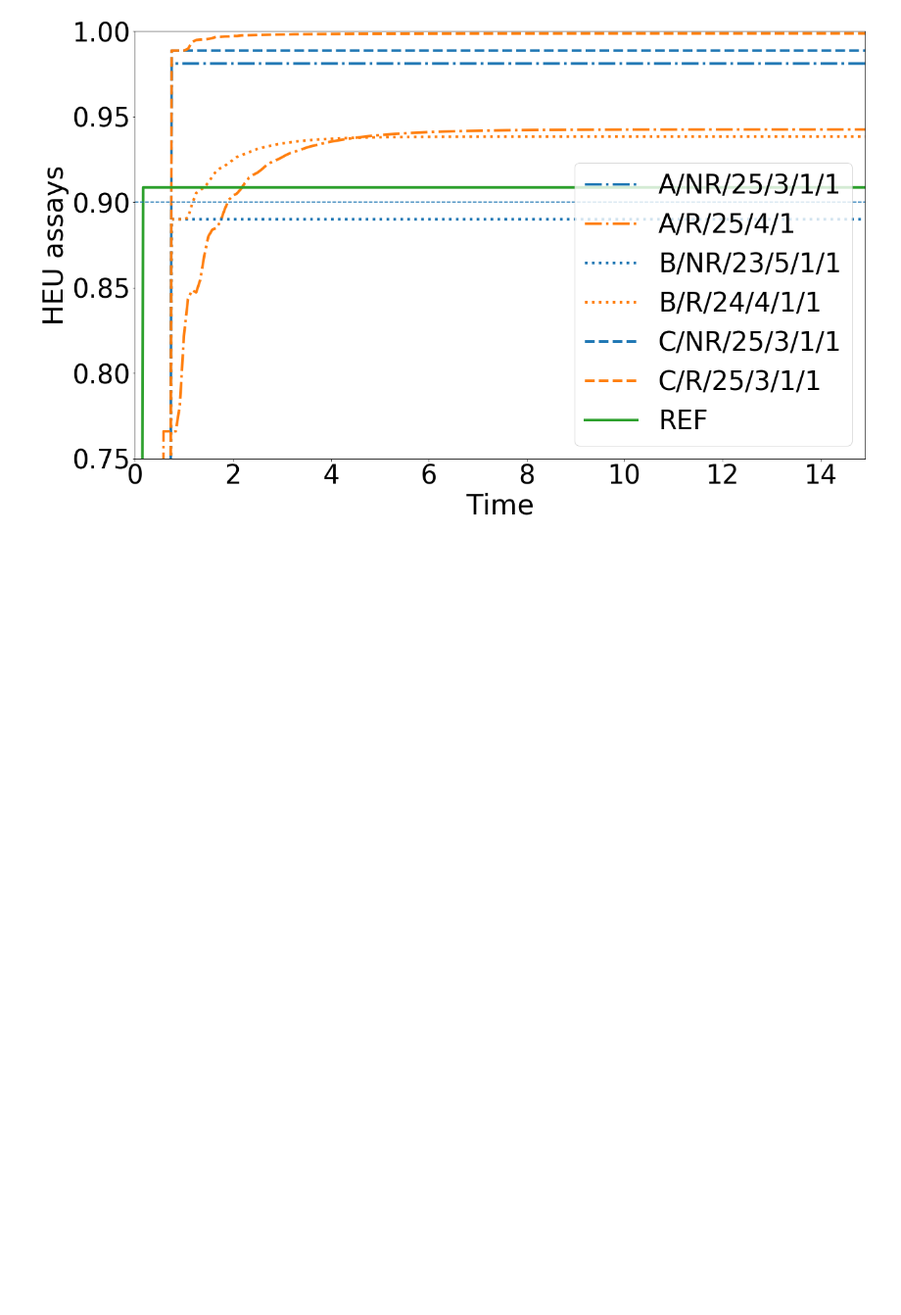
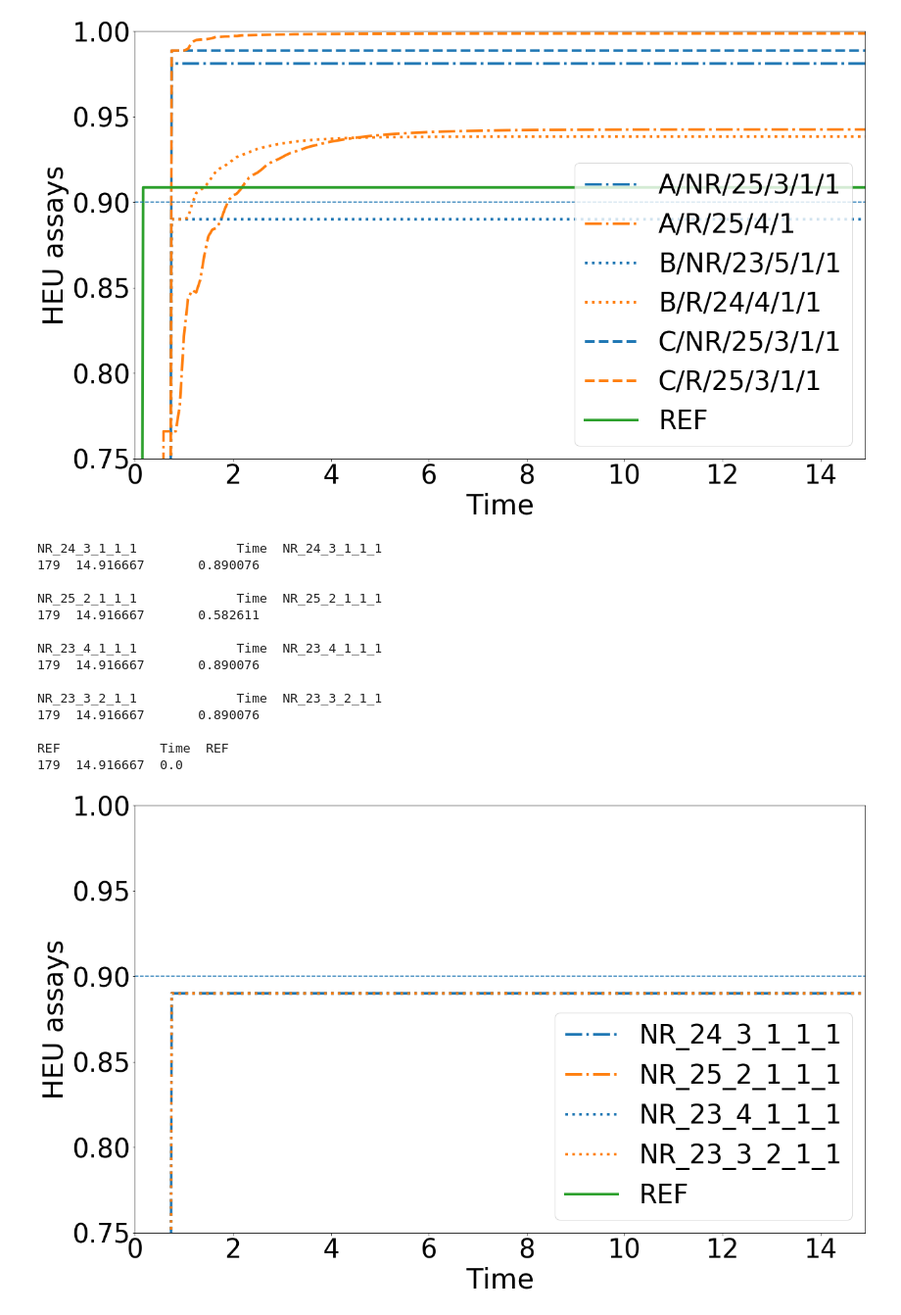
Before and after one commit to stompsjo/enrich_inmm, a Jupyter notebook: Production.ipynb, the cells around one changed output. Shown at 98% size. Drawn from its saved outputs; the diff is of its cells as text; code cells hidden in the pictures; blank space fills up the shorter version.

Commit message:
Fixing levels in level_population

```diff
--- a/Production.ipynb
+++ b/Production.ipynb
@@ -176,33 +176,50 @@ receivers = ['storage_3',
         'storage_3',
         'storage_3',
         'storage_3',
         'storage_3',
         'storage']
 nucs1 = ['238U']
 nucs2 = ['235U']
 uma_238u = 238050786.996e-6
 uma_235u = 235043928.190e-6
-style = ['-.', '-.', ':', ':', '--','--','-']
-color = ['C0', 'C1', 'C0', 'C1', 'C0','C1','C2']
+style = ['-.', '-.', ':', ':', '-']
+color = ['C0', 'C1', 'C0', 'C1','C2']
 
 c_names = ['NR_24_3_1_1_1','NR_25_2_1_1_1','NR_23_4_1_1_1','NR_23_3_2_1_1','REF']
 
 LEU_qty_case_2_x = []
 plt_LEU_qty_case_2_x = []
 
-for i in range(7):
+for i in range(5):
     db_ = cym.dbopen(files[i])
     ev_ = cym.Evaluator(db=db_, write=False)
     df_ = cyh.TransFrac(ev=ev_, rec=[receivers[i]],  nucs1=nucs1, nucs2=nucs2, factor1=uma_238u, factor2=uma_235u)
     df_ = pdh.RenameTS(pdh.RemoveNan(df_), "Time", c_names[i])
 
     df_['Time'] *= 1/12.
     LEU_qty_case_2_x.append(df_)
     plt_LEU_qty_case_2_x.append( (LEU_qty_case_2_x[i], c_names[i]) )
     print(c_names[i], " ", df_.tail(1), "\n")
 
 pdh.MakePlot(plt_LEU_qty_case_2_x, "Time", "HEU assays", linestyle=style, color=color, mk="", lw=4  )
 plt.axhline(y=0.9, linestyle="--")
 
 x = np.arange(0, 16, 1)
 plt.ylim(0.75,1)
+plt.savefig('5level_assays.png')
+# %% [output]
+NR_24_3_1_1_1             Time  NR_24_3_1_1_1
+179  14.916667       0.890076
+
+NR_25_2_1_1_1             Time  NR_25_2_1_1_1
+179  14.916667       0.582611
+
+NR_23_4_1_1_1             Time  NR_23_4_1_1_1
+179  14.916667       0.890076
+
+NR_23_3_2_1_1             Time  NR_23_3_2_1_1
+179  14.916667       0.890076
+
+REF             Time  REF
+179  14.916667  0.0
+[figure, added]
```
Also changed, not shown: parts of 2 cells of this notebook, 4 other files.
